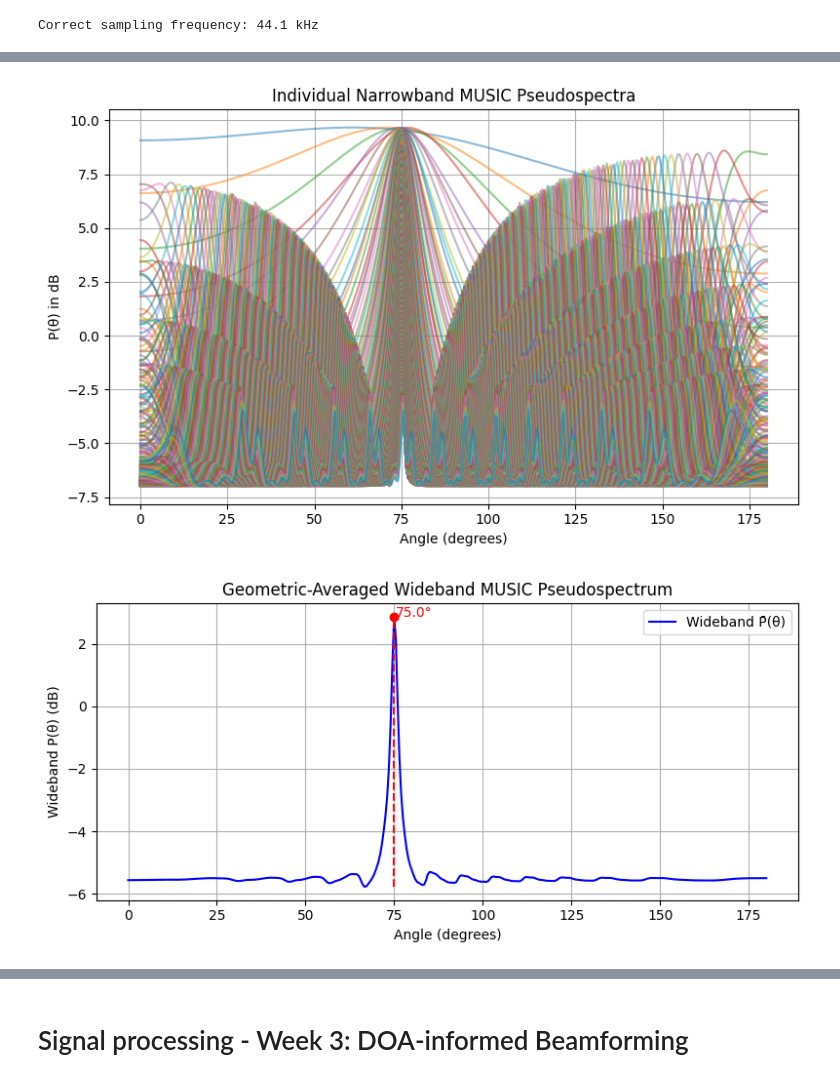
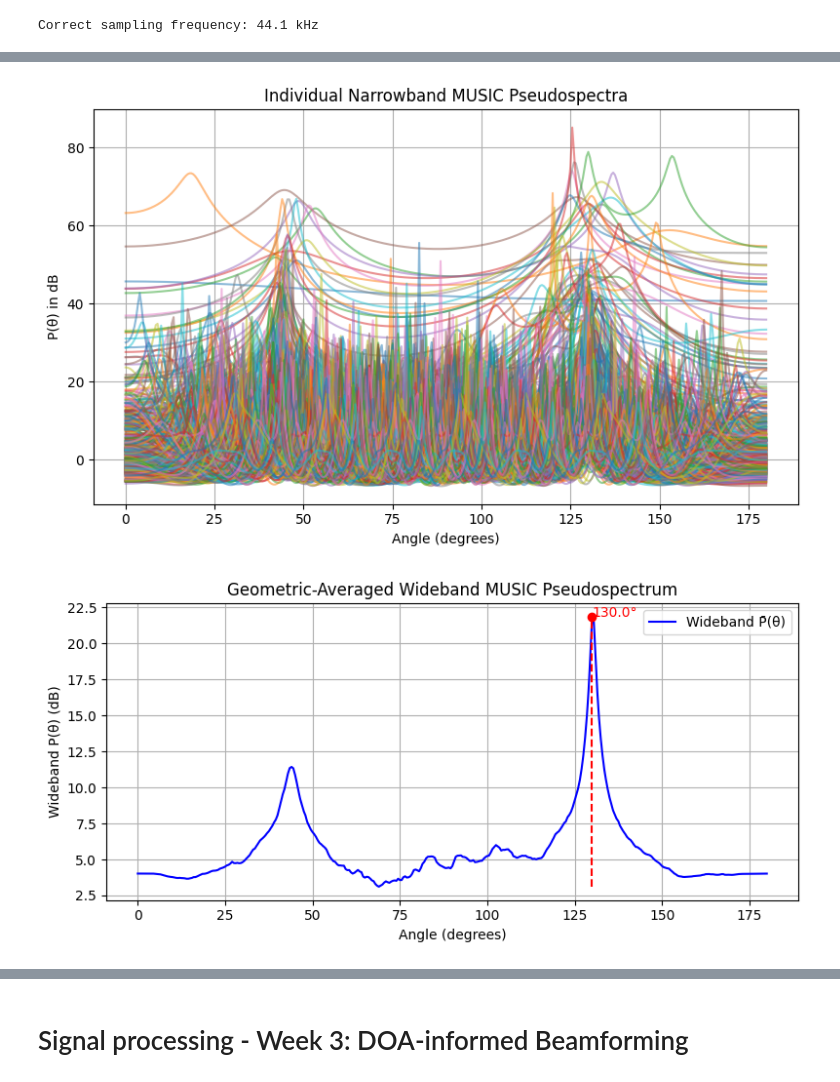
Before and after one commit to HeartUnderBladepyz/P-D-ISSP, a Jupyter notebook: notebook_skeleton.ipynb, the cells around one changed output, grey strips where cells are left out. Saved outputs shown, nothing was run; the diff lists cells and outputs as text; code cells hidden in the pictures.

```diff
--- a/notebook_skeleton.ipynb
+++ b/notebook_skeleton.ipynb
@@ -211,10 +224,10 @@ def create_micsigs(target_audio_files, noise_audio_files, acousticScenario, T_s,
 
 hm_sources = ["C:/Users/uprub/Documents/PandD/pandd2023-base/sound_files/head_mounted_rirs/s30"]
 Time_duration = 5
-mic, speech, noise, _ = create_micsigs(["C:/Users/uprub/Documents/PandD/pandd2023-base/sound_files/rep_part1_track1_dry.wav","C:/Users/uprub/Documents/PandD/pandd2023-base/sound_files/rep_part1_track1_dry.wav"], ["C:/Users/uprub/Documents/PandD/pandd2023-base/sound_files/Babble_noise1.wav"], acousticScenario, Time_duration, [])
+mic, speech, noise, _ = create_micsigs(["C:/Users/uprub/Documents/PandD/pandd2023-base/sound_files/whitenoise_signal_1.wav"], [], acousticScenario, Time_duration, [])
 plt.figure(figsize=(10, 4))
-plt.plot(mic[5500:6000, 0], label="Mic 1 Signal")
-plt.plot(mic[5500:6000, 1], label="Mic 2 Signal")
+plt.plot(mic[:, 0], label="Mic 1 Signal")
+plt.plot(mic[:, 1], label="Mic 2 Signal")
 plt.legend()
 plt.title("Mic Signals")
 plt.show()
@@ -723,7 +798,7 @@ import numpy as np
 import matplotlib.pyplot as plt
 from scipy.signal import find_peaks
 
-def music_wideband(stft_mics, Q, d, c):
+def music_wideband(f, stft_mics, Q, d, c):
     M, nF, nT = stft_mics.shape
 
     theta_vals = np.arange(0, 180.5, 0.5)
@@ -733,6 +808,10 @@ def music_wideband(stft_mics, Q, d, c):
     nFreqUsed = len(freq_bins)
 
     all_pseudospec = np.zeros((nFreqUsed, nTheta), dtype=float)
+
+    theta_rad = np.deg2rad(theta_vals)            # (nTheta,)
+    theta_rad = theta_rad[np.newaxis, :]          # (1, nTheta)
+    m_index = np.arange(M)[:, np.newaxis]         # (M, 1)
 
     for i, fidx in enumerate(freq_bins):
         f_bin = f[fidx]
@@ -744,18 +823,15 @@ def music_wideband(stft_mics, Q, d, c):
         sort_idx = np.argsort(eigenvals)
         Un = eigenvecs[:, sort_idx[:(M-Q)]]  # (M, M-Q)
 
-        k0 = 2.0 * np.pi * f_bin / c
-        m_index = np.arange(M)
+        k0 = 2 * np.pi * f_bin / c
 
-        for j, theta_deg in enumerate(theta_vals):
-            theta_rad = np.deg2rad(theta_deg)
-            steer = np.exp(-1j * k0 * m_index * d * np.cos(theta_rad))  # can be sin
+        S = np.exp(-1j * k0 * m_index * d * np.cos(theta_rad))
+        v = Un.conj().T @ S
 
-            v = Un.conj().T @ steer
-            denom = np.abs(v @ v.conj())
-            pseudospec = 1.0 / denom
+        norm_v_sq = np.sum(np.abs(v)**2, axis=0)  # shape (nTheta,)
+        pseudospec = 1.0 / norm_v_sq              # shape (nTheta,)
 
-            all_pseudospec[i, j] = pseudospec
+        all_pseudospec[i, :] = pseudospec.real
 
     plt.figure(figsize=(8,5))
     for i in range(nFreqUsed):
@@ -768,19 +844,19 @@ def music_wideband(stft_mics, Q, d, c):
     plt.tight_layout()
     plt.show()
 
-    log_all = np.log(all_pseudospec + 1e-15)  # Avoid log(0)
+    log_all = np.log(all_pseudospec)
     mean_log = np.mean(log_all, axis=0)
     p_wideband = np.exp(mean_log)   # shape: (nTheta,)
 
-    if Q == 1:
+    if Q==1:
         peaks = np.argmax(p_wideband)
         peaks = np.array([peaks])
     else:
         peaks, properties = find_peaks(
             p_wideband,
-            distance=4,     # At least a few sample points apart (approximately 2.5° = 5 * 0.5°)
-            prominence=0.05,  # Adjust based on data
-            # height=0.6 * np.max(p_wideband)  # Filter out peaks smaller than 60% of the maximum value
+            distance=4,
+            prominence=0.05,
+            height=0.5 * np.max(p_wideband)  # 过滤掉小于 60% 最大值的峰
         )
 
     if len(peaks) == 0:
@@ -789,40 +865,40 @@ def music_wideband(stft_mics, Q, d, c):
     else:
         peak_vals = p_wideband[peaks]
         if len(peaks) >= Q:
-            idx_top = np.argsort(peak_vals)[-Q:]  # Take the top Q peaks
+            idx_top = np.argsort(peak_vals)[-Q:]
         else:
             idx_top = np.argsort(peak_vals)
         idx_top_sorted = idx_top[np.argsort(peak_vals[idx_top])]
 
         peak_indices = peaks[idx_top_sorted]
         doa_estimates = theta_vals[peak_indices]
 
     plt.figure(figsize=(8,4))
     plt.plot(theta_vals, 10*np.log10(p_wideband), 'b-', label='Wideband P̄(θ)')
     plt.grid(True)
     plt.xlabel("Angle (degrees)")
     plt.ylabel("Wideband P(θ) (dB)")
     plt.title("Geometric-Averaged Wideband MUSIC Pseudospectrum")
 
     for doa in doa_estimates:
-        val_db = 10*np.log10(p_wideband[theta_vals == doa])
+        val_db = 10*np.log10(p_wideband[theta_vals==doa])
         plt.plot(doa, val_db, 'ro')
         plt.vlines(doa, min(10*np.log10(p_wideband)), val_db, color='r', linestyles='--')
-        plt.text(doa+0.5, val_db, f"{doa:.1f}°", color='red')
+        plt.text(doa, val_db, f"{doa:.1f}°", color='red')
 
     plt.legend()
     plt.tight_layout()
     plt.show()
 
     return doa_estimates
 
 c = 340
 
-doa_estimates_wideband = music_wideband(stft_mics, acousticScenario.RIRsAudio.shape[2], acousticScenario.distBwMics, c)
+doa_estimates_wideband = music_wideband(f,stft_mics, acousticScenario.RIRsAudio.shape[2], acousticScenario.distBwMics, c)
 # doa_estimates_wideband = music_wideband(stft_mics, 1, 0.215, c)
 # %% [output]
-[figure, old version]
+[figure, new version]
-[figure, old version]
+[figure, new version]
 # %%
 # Head-mounted
 import numpy as np
```
Also changed, not shown: parts of 25 cells of this notebook.
